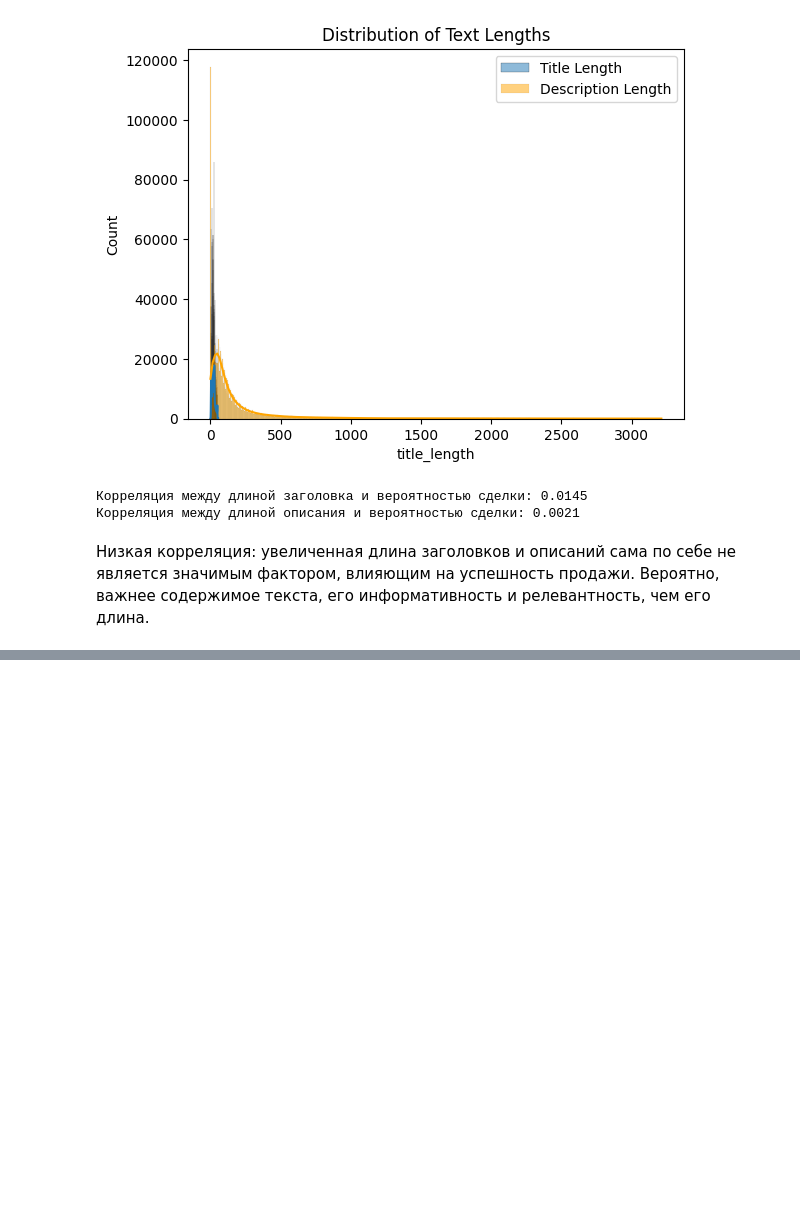
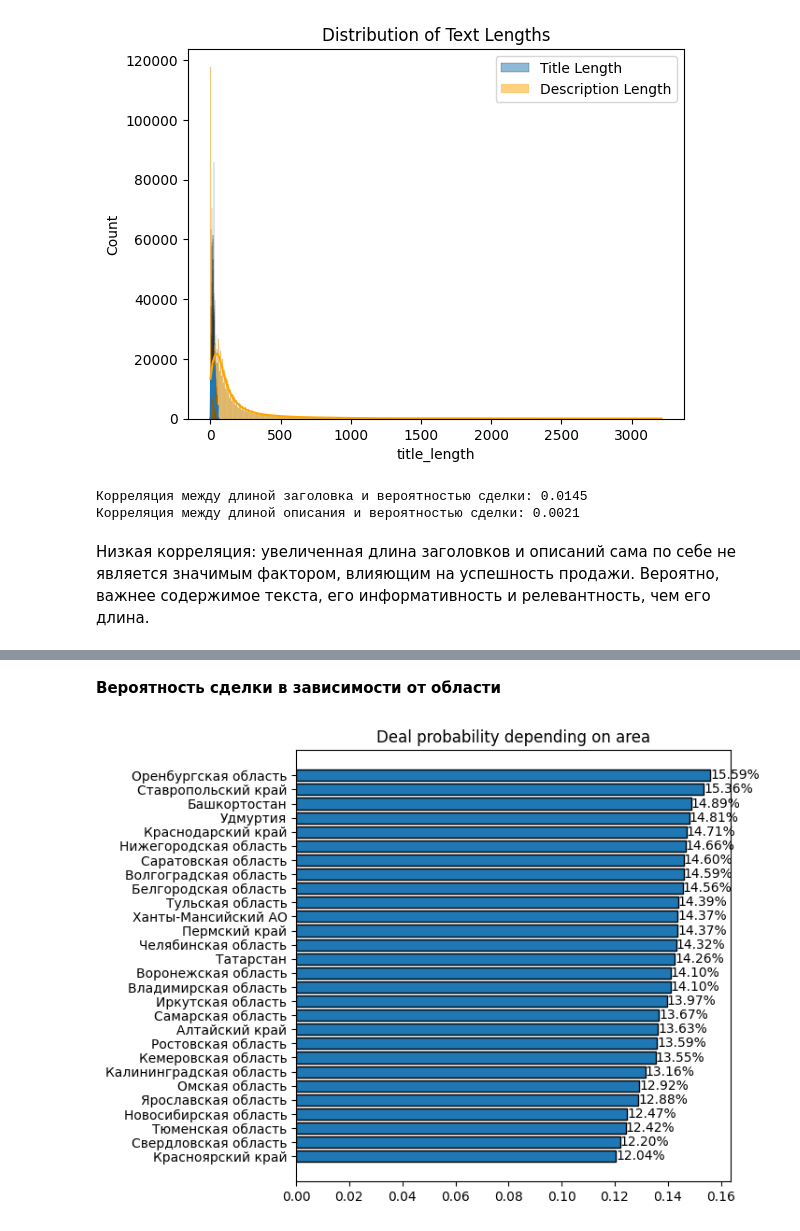
Before and after one commit to witderhook/avito_data_analysis, a Jupyter notebook: data_avito1.ipynb, the cells around one changed output, grey strips where cells are left out. Saved outputs shown, nothing was run; the diff lists cells and outputs as text; code cells hidden in the pictures; blank space fills up the shorter version.

```diff
--- a/data_avito1.ipynb
+++ b/data_avito1.ipynb
@@ -239,0 +296,13 @@ print(f"Корреляция между длиной описания и вер
+# %% [markdown]
+**Вероятность сделки в зависимости от области**
+# %%
+column = "deal_probability"
+
+plt.figure(figsize=(6, 6))
+stats = data.groupby(["region"]).agg({column: "mean"}).sort_values(column)
+bars = plt.barh(stats.index, stats[column].values, ec="k")
+plt.title("Deal probability depending on area")
+plt.bar_label(bars, ["{:.2f}%".format(i*100) for i in bars.datavalues])
+plt.show()
+# %% [output]
+[figure, added]
```
Also changed, not shown: parts of 8 cells of this notebook.
